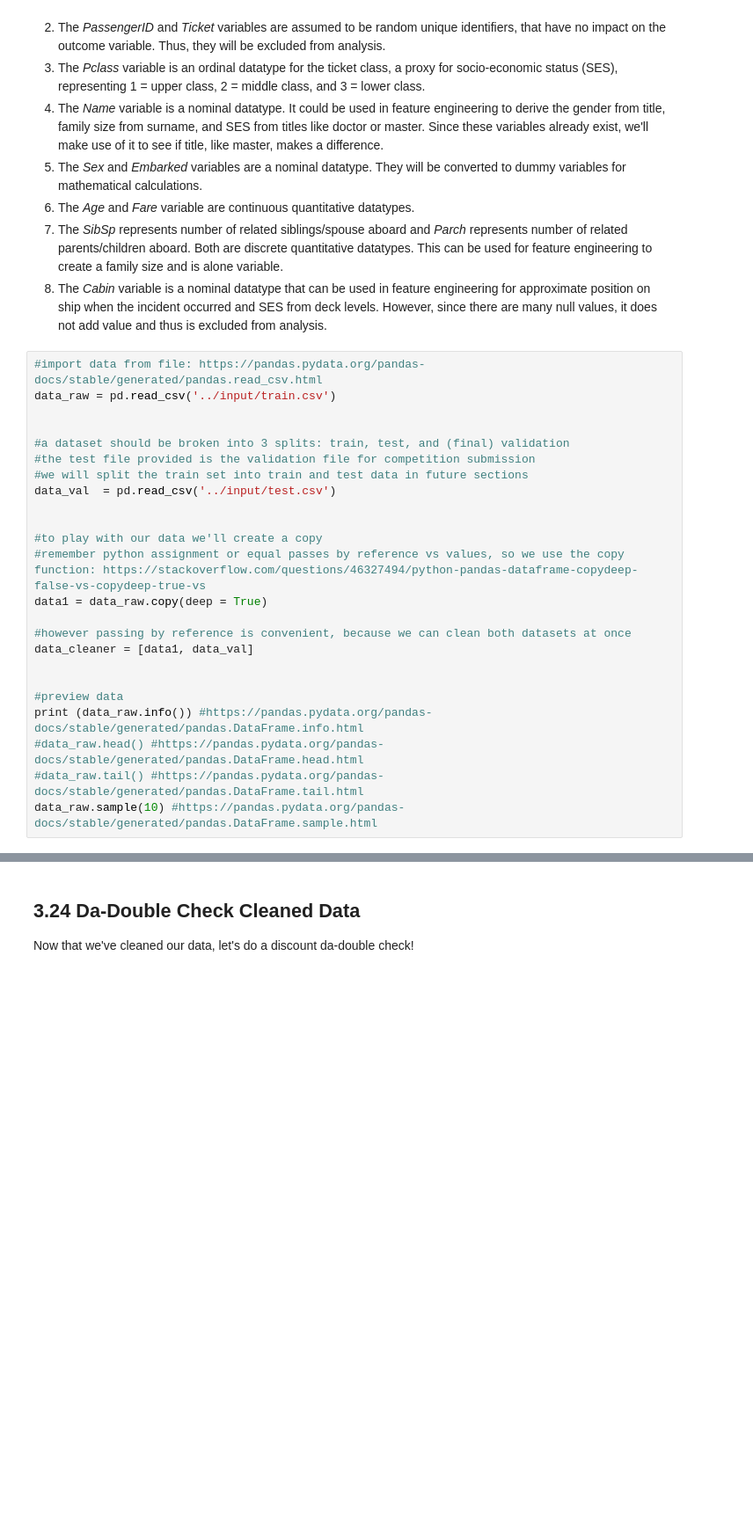
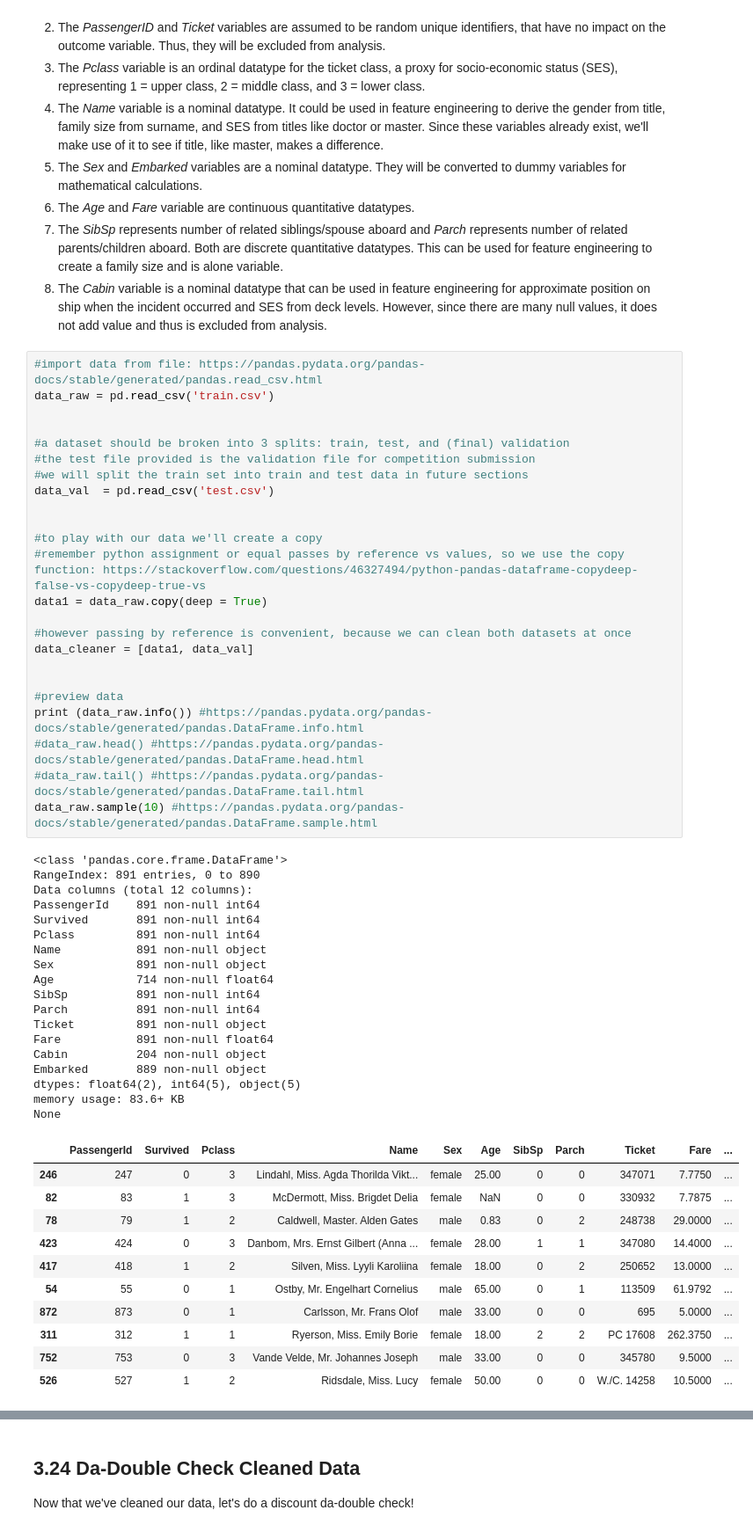
Before and after one commit to royassis/ML_Titanic, a Jupyter notebook: kernel.ipynb, the cells around one changed output, grey strips where cells are left out. Shown: that part at 88% size. Saved outputs shown, nothing was run; the diff lists cells and outputs as text; blank space fills up the shorter version.

```diff
--- a/kernel.ipynb
+++ b/kernel.ipynb
@@ -156,28 +168,58 @@ To begin this step, we first import our data. Next we use the info() and sample(
 8. The *Cabin* variable is a nominal datatype that can be used in feature engineering for approximate position on ship when the incident occurred and SES from deck levels. However, since there are many null values, it does not add value and thus is excluded from analysis.
 # %%
 #import data from file: https://pandas.pydata.org/pandas-docs/stable/generated/pandas.read_csv.html
-data_raw = pd.read_csv('../input/train.csv')
+data_raw = pd.read_csv('train.csv')
 
 
 #a dataset should be broken into 3 splits: train, test, and (final) validation
 #the test file provided is the validation file for competition submission
 #we will split the train set into train and test data in future sections
-data_val  = pd.read_csv('../input/test.csv')
+data_val  = pd.read_csv('test.csv')
 
 
 #to play with our data we'll create a copy
 #remember python assignment or equal passes by reference vs values, so we use the copy function: https://stackoverflow.com/questions/46327494/python-pandas-dataframe-copydeep-false-vs-copydeep-true-vs
 data1 = data_raw.copy(deep = True)
 
 #however passing by reference is convenient, because we can clean both datasets at once
 data_cleaner = [data1, data_val]
 
 
 #preview data
 print (data_raw.info()) #https://pandas.pydata.org/pandas-docs/stable/generated/pandas.DataFrame.info.html
 #data_raw.head() #https://pandas.pydata.org/pandas-docs/stable/generated/pandas.DataFrame.head.html
 #data_raw.tail() #https://pandas.pydata.org/pandas-docs/stable/generated/pandas.DataFrame.tail.html
 data_raw.sample(10) #https://pandas.pydata.org/pandas-docs/stable/generated/pandas.DataFrame.sample.html
+# %% [output]
+<class 'pandas.core.frame.DataFrame'>
+RangeIndex: 891 entries, 0 to 890
+Data columns (total 12 columns):
+PassengerId    891 non-null int64
+Survived       891 non-null int64
+Pclass         891 non-null int64
+Name           891 non-null object
+Sex            891 non-null object
+Age            714 non-null float64
+SibSp          891 non-null int64
+Parch          891 non-null int64
+Ticket         891 non-null object
+Fare           891 non-null float64
+Cabin          204 non-null object
+Embarked       889 non-null object
+dtypes: float64(2), int64(5), object(5)
+memory usage: 83.6+ KB
+None
+|  | PassengerId | Survived | Pclass | Name | Sex | Age | SibSp | Parch | Ticket | Fare | ... |
+| 246 | 247 | 0 | 3 | Lindahl, Miss. Agda Thorilda Vikt... | female | 25.00 | 0 | 0 | 347071 | 7.7750 | ... |
+| 82 | 83 | 1 | 3 | McDermott, Miss. Brigdet Delia | female | NaN | 0 | 0 | 330932 | 7.7875 | ... |
+| 78 | 79 | 1 | 2 | Caldwell, Master. Alden Gates | male | 0.83 | 0 | 2 | 248738 | 29.0000 | ... |
+| 423 | 424 | 0 | 3 | Danbom, Mrs. Ernst Gilbert (Anna ... | female | 28.00 | 1 | 1 | 347080 | 14.4000 | ... |
+| 417 | 418 | 1 | 2 | Silven, Miss. Lyyli Karoliina | female | 18.00 | 0 | 2 | 250652 | 13.0000 | ... |
+| 54 | 55 | 0 | 1 | Ostby, Mr. Engelhart Cornelius | male | 65.00 | 0 | 1 | 113509 | 61.9792 | ... |
+| 872 | 873 | 0 | 1 | Carlsson, Mr. Frans Olof | male | 33.00 | 0 | 0 | 695 | 5.0000 | ... |
+| 311 | 312 | 1 | 1 | Ryerson, Miss. Emily Borie | female | 18.00 | 2 | 2 | PC 17608 | 262.3750 | ... |
+| 752 | 753 | 0 | 3 | Vande Velde, Mr. Johannes Joseph | male | 33.00 | 0 | 0 | 345780 | 9.5000 | ... |
+| 526 | 527 | 1 | 2 | Ridsdale, Miss. Lucy | female | 50.00 | 0 | 0 | W./C. 14258 | 10.5000 | ... |
 # %% [markdown]
 <a id="ch5"></a>
 ## 3.21 The 4 C's of Data Cleaning: Correcting, Completing, Creating, and Converting
```
Also changed, not shown: parts of 6 cells of this notebook, 2 other files.
